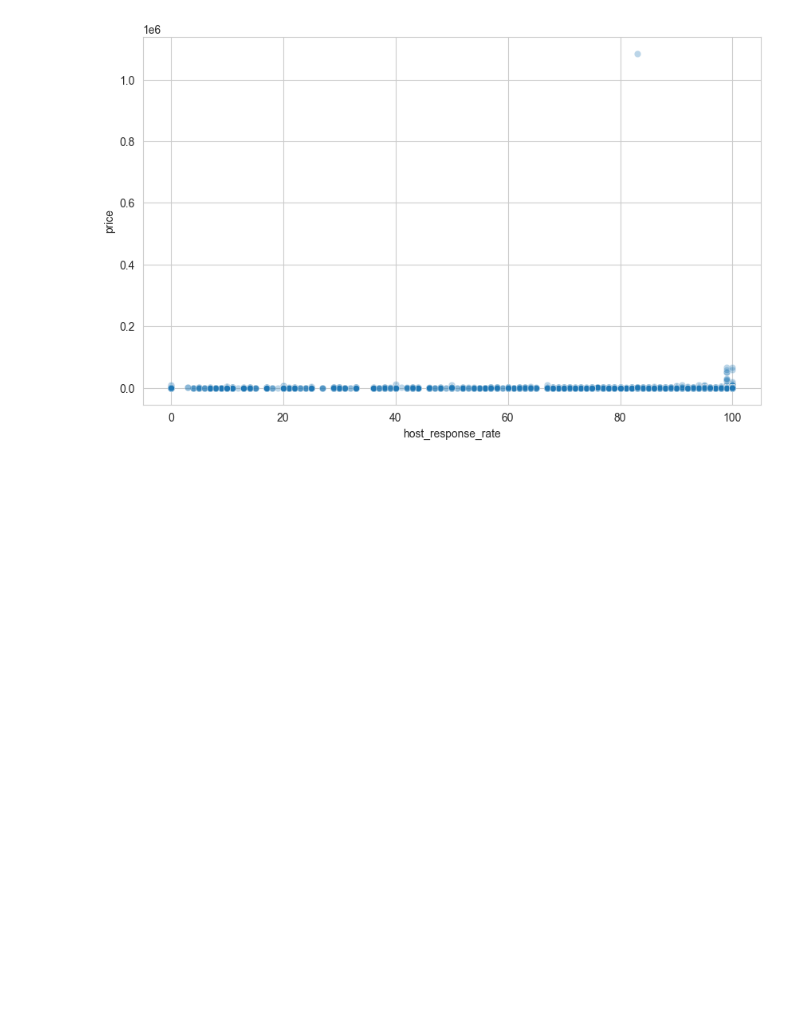
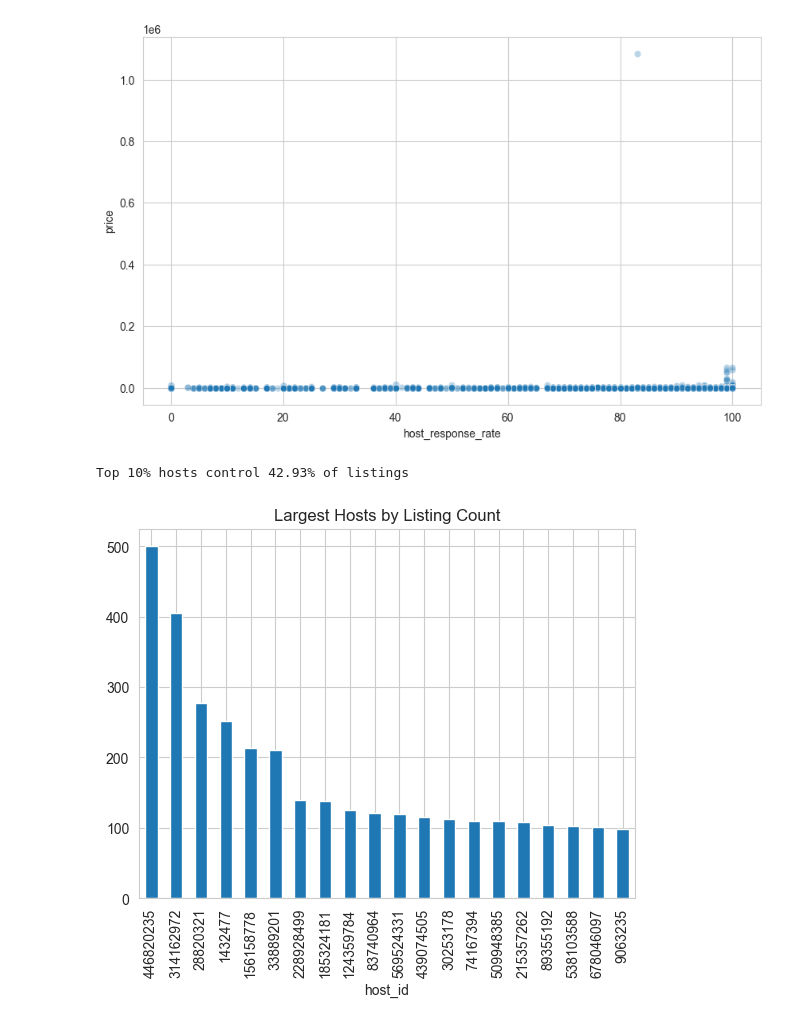
Before and after one commit to FathimaNafra/airbnb-data-engineering-project, a Jupyter notebook: notebooks/eda.ipynb, the cells around one changed output. Drawn from its saved outputs; the diff is of its cells as text; code cells hidden in the pictures; blank space fills up the shorter version.

Commit message:
Analyze market supply concentration

```diff
--- a/notebooks/eda.ipynb
+++ b/notebooks/eda.ipynb
@@ -623,3 +623,44 @@ sns.scatterplot(
 plt.show()
 # %% [output]
 [figure]
+# %%
+#4.4.5 Market Supply Concentration
+host_counts = (
+    master.groupby("host_id")
+    .size()
+    .sort_values(
+        ascending=False
+    )
+)
+
+total_listings = host_counts.sum()
+
+top_10_percent = int(
+    len(host_counts) * 0.10
+)
+
+top_share = (
+    host_counts.head(
+        top_10_percent
+    ).sum()
+    /
+    total_listings
+) * 100
+
+print(
+    f"Top 10% hosts control {top_share:.2f}% of listings"
+)
+# %% [output]
+Top 10% hosts control 42.93% of listings
+# %%
+host_counts.head(20).plot(
+    kind="bar"
+)
+
+plt.title(
+    "Largest Hosts by Listing Count"
+)
+
+plt.show()
+# %% [output]
+[figure, added]
```
